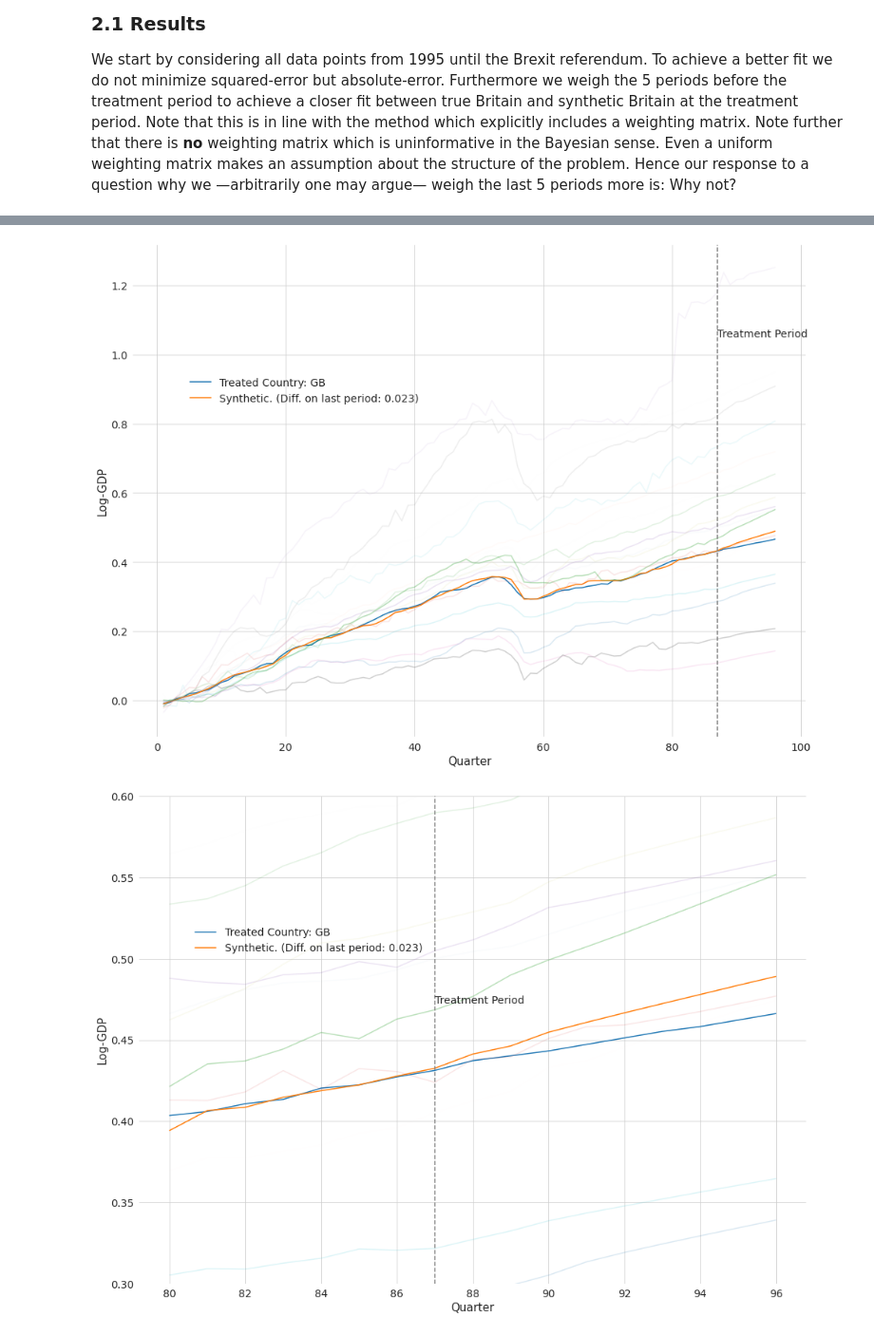
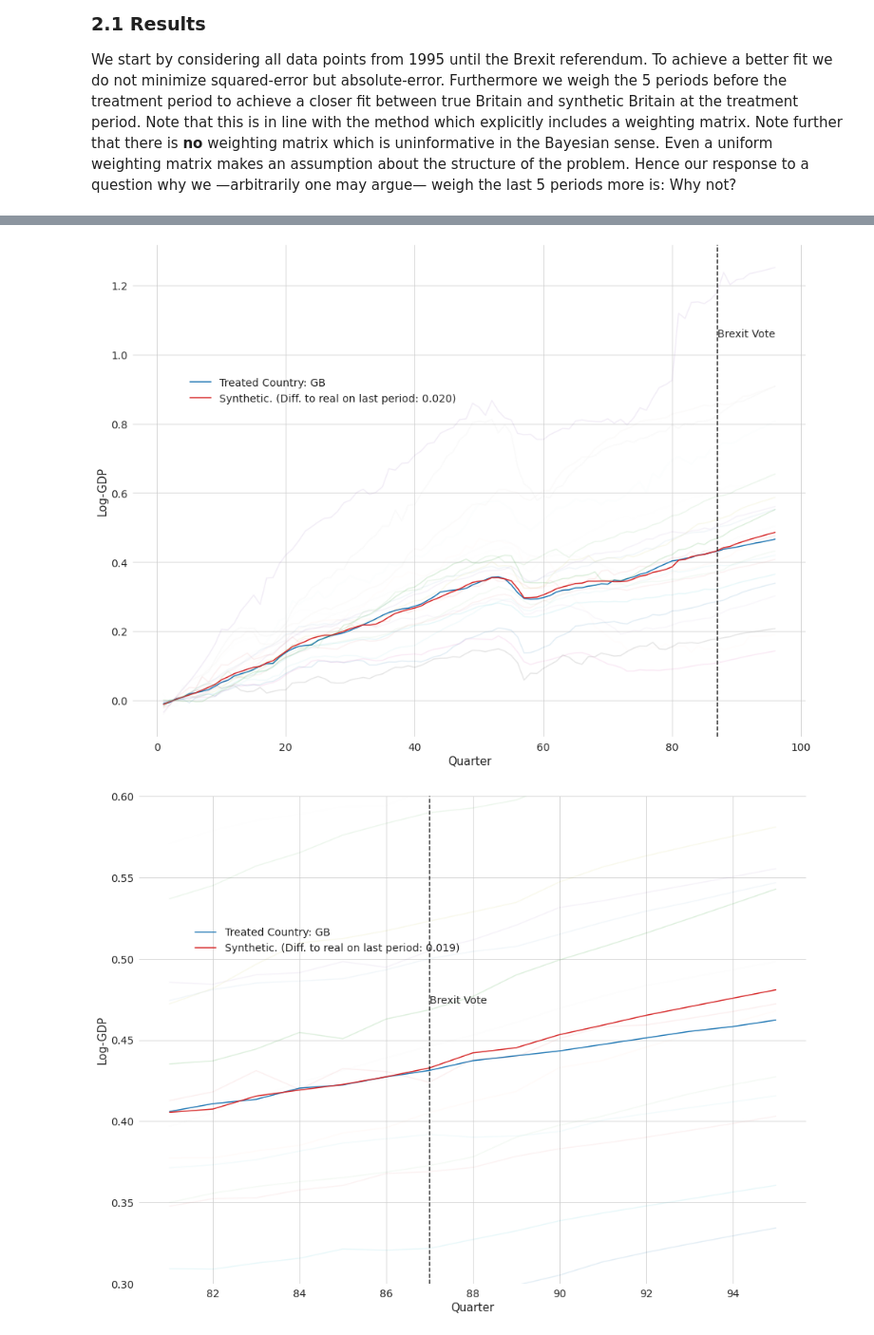
Before and after one commit to timmens/macro_problems, a Jupyter notebook: assignment1.ipynb, the cells around one changed output, grey strips where cells are left out. Shown at 95% size. Drawn from its saved outputs; the diff is of its cells as text; code cells hidden in the pictures.

```diff
--- a/assignment1.ipynb
+++ b/assignment1.ipynb
@@ -141,8 +143,8 @@ def get_crit_func(y, X, weights, loss_type):
 # %%
 def synthetic_control(
     data,
-    treatment_period,
-    treated_country,
+    treatment_period=None,
+    treated_country="GB",
     loss_type="squared_error",
     weights=None,
     algorithm="scipy_lbfgsb",
@@ -169,6 +171,7 @@ def synthetic_control(
             country weights.
 
     """
+    treatment_period = BREXIT_PERIOD if treatment_period is None else treatment_period
     # build crit func
     y, X = prepare_data(data, treatment_period, treated_country)
 
@@ -194,11 +197,9 @@ def synthetic_control(
 def plot_results(
     data,
     result,
-    treatment_period,
+    treatment_period=None,
     periods=None,
     ylim=None,
-    caption=None,
-    return_results=False,
 ):
     """Plot results from synthetic control method.
 
@@ -214,12 +215,12 @@ def plot_results(
             levelindex "quarter" of data.
         periods (list-like): Number of periods to plot.
         ylim (tuple[2d]): y-axis limits of plot.
-        caption (str): Caption under plot.
 
     Returns:
         None
 
     """
+    treatment_period = BREXIT_PERIOD if treatment_period is None else treatment_period
     # preparation
     if periods is not None:
         data = data.query("quarter in @periods")
@@ -249,6 +250,7 @@ def plot_results(
         y="loggdp",
         data=df.query("name in ['treated', 'synthetic']"),
         hue="name",
+        palette = ["tab:blue", "tab:red"],
         ax=ax,
     )
 
@@ -259,13 +261,17 @@ def plot_results(
                 x="quarter",
                 y="loggdp",
                 data=_data,
-                alpha=_data["alpha"].unique()[0] * 2,
+                alpha=_data["alpha"].unique()[0] * 1.5,
                 ax=ax,
             )
 
-    ax.axvline(treatment_period, color="grey", linestyle="--")
+
     scaler = ylim[1] * 3 / 4 if ylim is not None else 1
-    ax.text(treatment_period, 1.05 * scaler, "Treatment Period", fontsize=14, ha="left")
+    ax.text(BREXIT_PERIOD, 1.05 * scaler, "Brexit Vote", fontsize=14, ha="left")
+    ax.axvline(BREXIT_PERIOD, color="black", linestyle="--", alpha=0.85)
+    if treatment_period != BREXIT_PERIOD:
+        ax.axvline(treatment_period, color="grey", linestyle="--")
+        ax.text(treatment_period, .95 * scaler, "Placebo Period", fontsize=14, ha="left")
 
     if ylim is not None:
         ax.set_ylim(ylim)
@@ -277,10 +283,10 @@ def plot_results(
     ax.yaxis.label.set_size(15)
 
     # write difference in plot
-    fd = df.query("name in ['synthetic', 'treated']").set_index(["quarter", "name"])[
+    tmp = df.query("name in ['synthetic', 'treated']").set_index(["quarter", "name"])[
         "loggdp"
     ]
-    diff = fd.loc[fd.idxmax()[0], :].diff().abs().dropna()[0]
+    difference = tmp.loc[tmp.idxmax()[0], :].diff().dropna()[0]
 
     ax.legend(
         loc="upper left",
@@ -288,7 +294,7 @@ def plot_results(
         frameon=False,
         labels=[
             f"Treated Country: {treated_country}",
-            f"Synthetic. (Diff. on last period: {diff:.3f})",
+            f"Synthetic. (Diff. to real on last period: {difference:.3f})",
         ],
         prop={"size": 14},
     )
@@ -301,14 +400,11 @@ def plot_results(
 
 We start by considering all data points from 1995 until the Brexit referendum. To achieve a better fit we do not minimize squared-error but absolute-error. Furthermore we weigh the 5 periods before the treatment period to achieve a closer fit between true Britain and synthetic Britain at the treatment period. Note that this is in line with the method which explicitly includes a weighting matrix. Note further that there is **no** weighting matrix which is uninformative in the Bayesian sense. Even a uniform weighting matrix makes an assumption about the structure of the problem. Hence our response to a question why we &mdash;arbitrarily one may argue&mdash; weigh the last 5 periods more is: Why not?
 # %%
-treated_country = "GB"
-treatment_period = 87
-
-weights = np.ones(treatment_period - 1)
-weights[-5 : treatment_period - 1] = 10
+weights = np.ones(BREXIT_PERIOD - 1)
+weights[-5 : BREXIT_PERIOD - 1] = 10
 # %%
 result = synthetic_control(
-    df, treatment_period, treated_country, loss_type="absolute_error", weights=weights
+    df, loss_type="squared_error", weights=weights
 )
 # %% [markdown]
 The two plots below compare Britain with its synthetic counterpart over the time-series. The second plot zooms in on the periods closer to the treatment period. The first plot shows that synthetic Britain follows the trajectory of true Britain very closely. However, after the treatment period the trajectories part ways with synthetic Britain continuing its trend while true Britain falls short. Under a multitude of assumptions one may argue that this is a causal effect. In the following subsection we provide robustness checks to strengthen the argument of a causal effect.
@@ -315,6 +413,6 @@ The two plots below compare Britain with its synthetic counterpart over the time
 # %%
-plot_results(df, result, treatment_period, caption="Figure 1.")
-plot_results(df, result, 87, periods=range(80, 97), ylim=(0.3, 0.6))
+plot_results(df, result)
+plot_results(df, result, periods=range(81, MAX_PERIODS), ylim=(0.3, 0.6))
 # %% [output]
-[figure, old version]
+[figure, new version]
-[figure, old version]
+[figure, new version]
```
Also changed, not shown: parts of 20 cells of this notebook.
